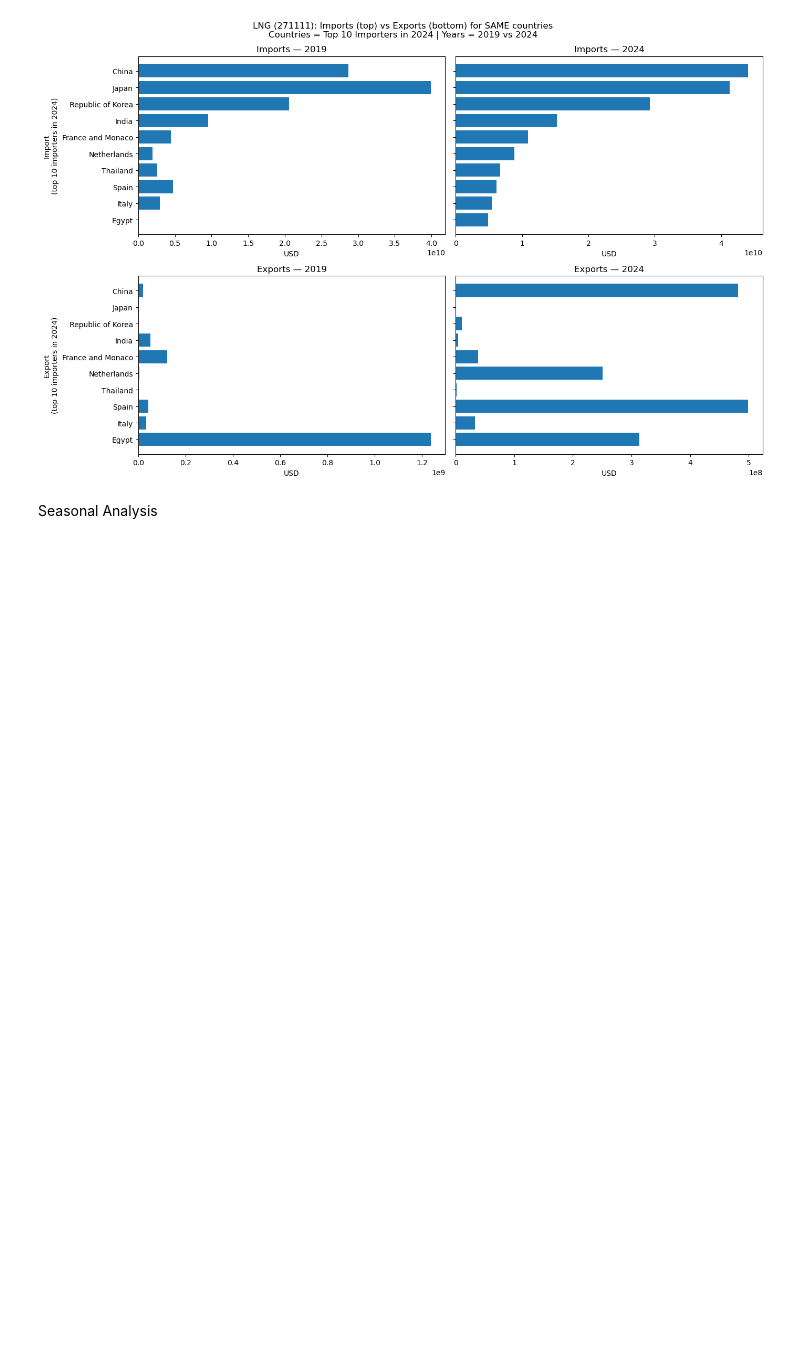
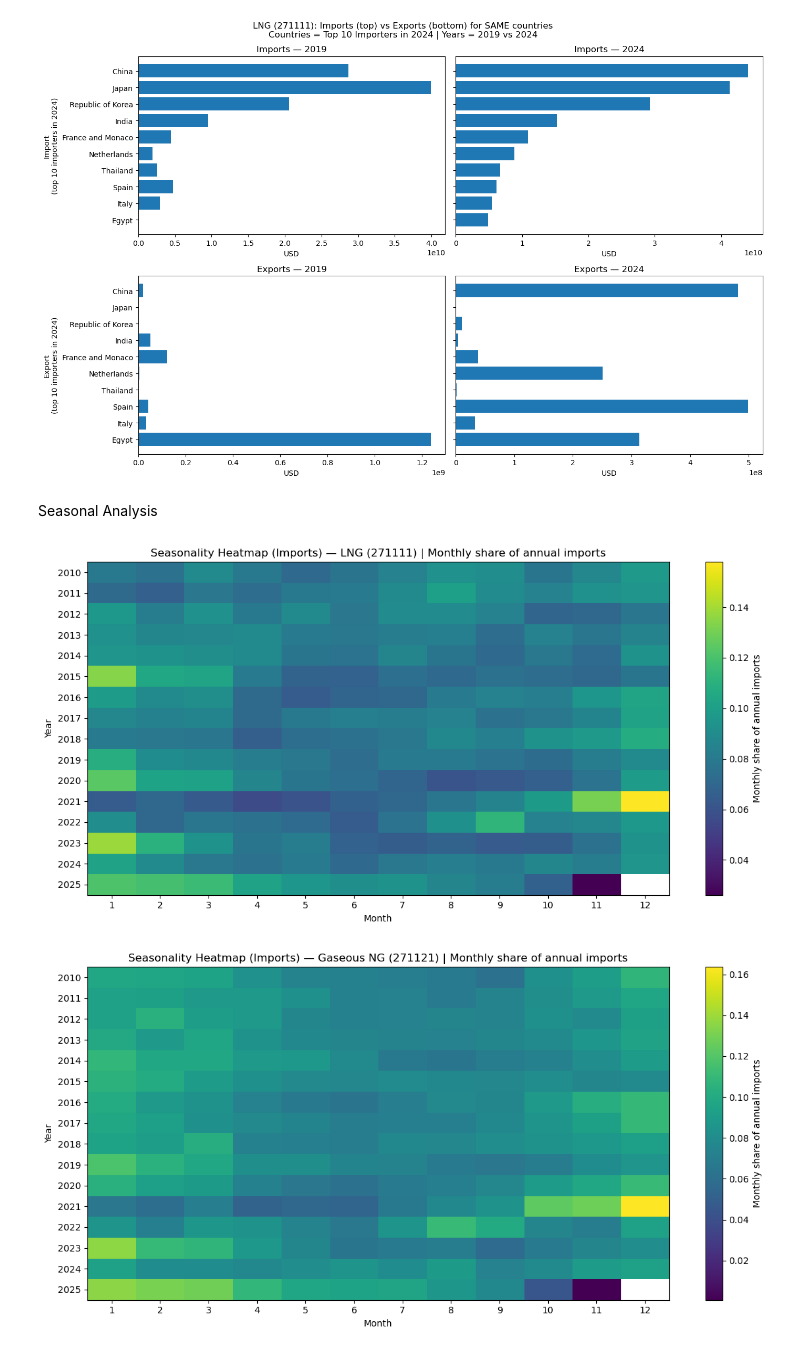
Before and after one commit to ron309/JEM_207-Data_Processing_in_Python_Projecct, a Jupyter notebook: Analysis.ipynb, the cells around one changed output. Saved outputs shown, nothing was run; the diff lists cells and outputs as text; code cells hidden in the pictures; blank space fills up the shorter version.

```diff
--- a/Analysis.ipynb
+++ b/Analysis.ipynb
@@ -704,0 +765,39 @@ Seasonal Analysis
+# %%
+def plot_heatmap(mat, title, cmap="viridis"):
+    """
+    Plots a year x month heatmap using matplotlib imshow.
+    mat: DataFrame with index=years and columns=months 1..12
+    """
+    plt.figure(figsize=(12, 6))
+
+    # Convert to numpy for imshow
+    data = mat.to_numpy()
+
+    im = plt.imshow(data, aspect="auto", interpolation="nearest", cmap=cmap)
+
+    plt.title(title)
+    plt.xlabel("Month")
+    plt.ylabel("Year")
+
+    # Month labels
+    plt.xticks(ticks=np.arange(12), labels=list(range(1, 13)))
+    plt.yticks(ticks=np.arange(len(mat.index)), labels=mat.index)
+
+    cbar = plt.colorbar(im)
+    cbar.set_label("Monthly share of annual imports")
+
+    plt.tight_layout()
+    plt.show()
+# %%
+
+monthly = prepare_monthly_imports(df, value_col="primaryValue")
+
+seasonality = add_annual_share(monthly)
+
+# Step 5.3: heatmaps
+for prod in ["LNG (271111)", "Gaseous NG (271121)"]:
+    mat = make_heatmap_matrix(seasonality, product=prod, value_col="share", year_min=2010)
+    plot_heatmap(mat, title=f"Seasonality Heatmap (Imports) — {prod} | Monthly share of annual imports")
+# %% [output]
+[figure, added]
+[figure, added]
```
Also changed, not shown: parts of 8 cells of this notebook.
